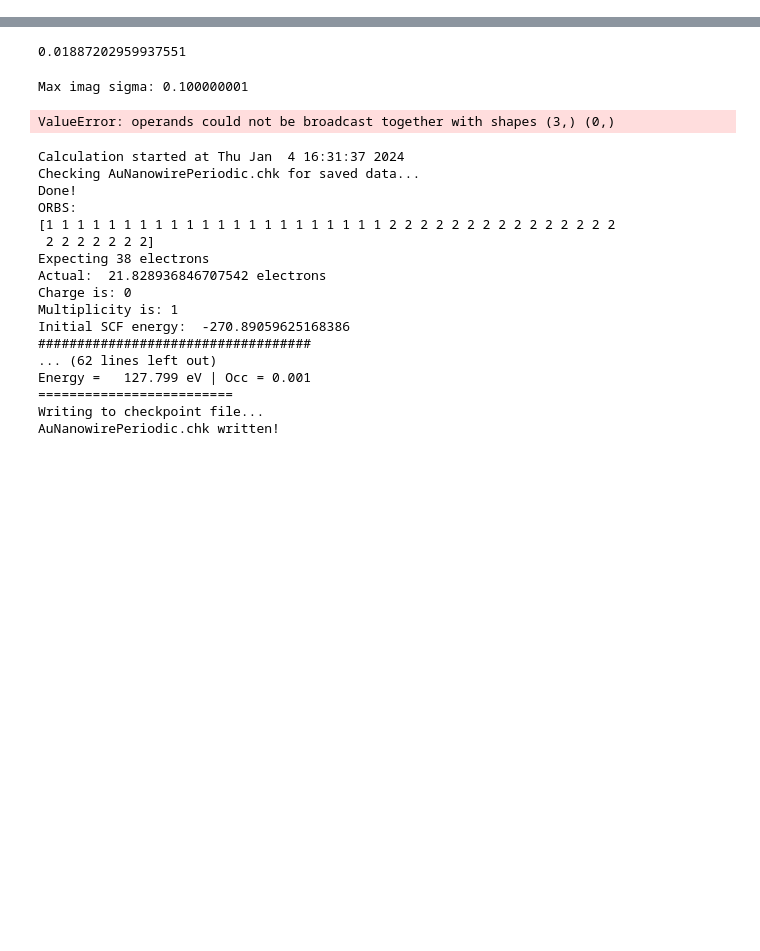
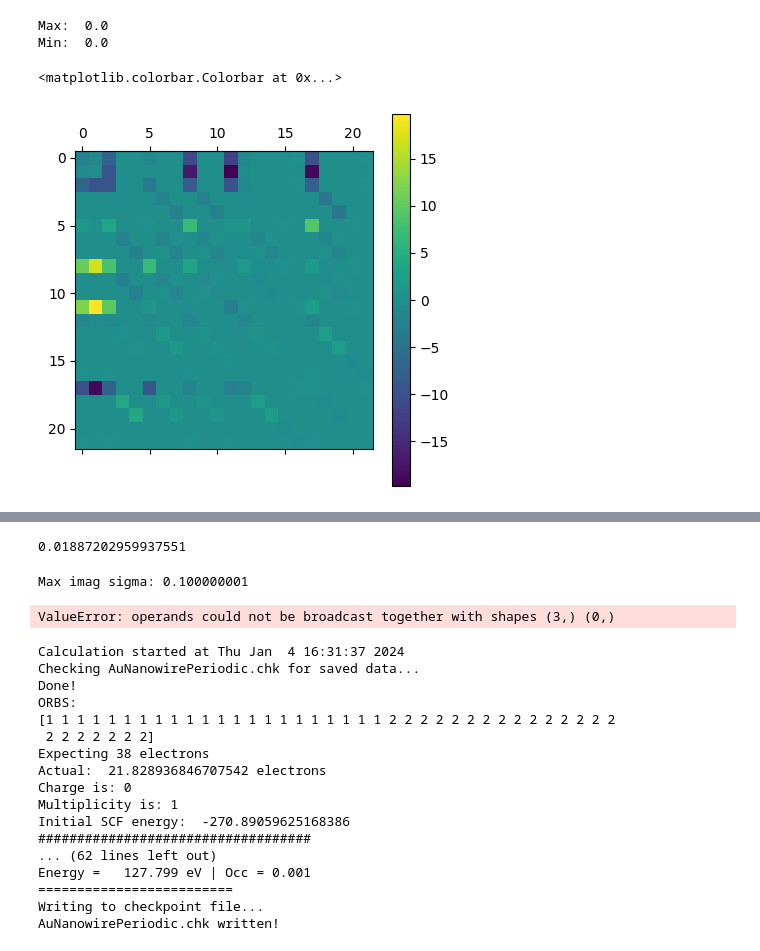
Before and after one commit to wliverno/GauNEGF, a Jupyter notebook: NEGF Tester.ipynb, the cells around one changed output, grey strips where cells are left out. Cells and saved outputs as stored; diff of their text form; code cells hidden in the pictures; blank space fills up the shorter version.

```diff
--- a/NEGF Tester.ipynb
+++ b/NEGF Tester.ipynb
@@ -52,0 +75,12 @@ array([[-1.50013368e+01-6.61021342e+00j, -7.56012278e+00-1.11714222e+00j,
+# %%
+#H0 = np.real(X@F@X*hartree_to_eV)[0:10, 0:10]
+A = beta-beta.conj()
+print('Max: ',np.max(A))
+print('Min: ',np.min(A))
+plt.matshow(beta)
+plt.colorbar()
+# %% [output]
+Max:  0.0
+Min:  0.0
+<matplotlib.colorbar.Colorbar at 0x...>
+[figure, added]
```
Also changed, not shown: parts of 17 cells of this notebook, 3 other files.
